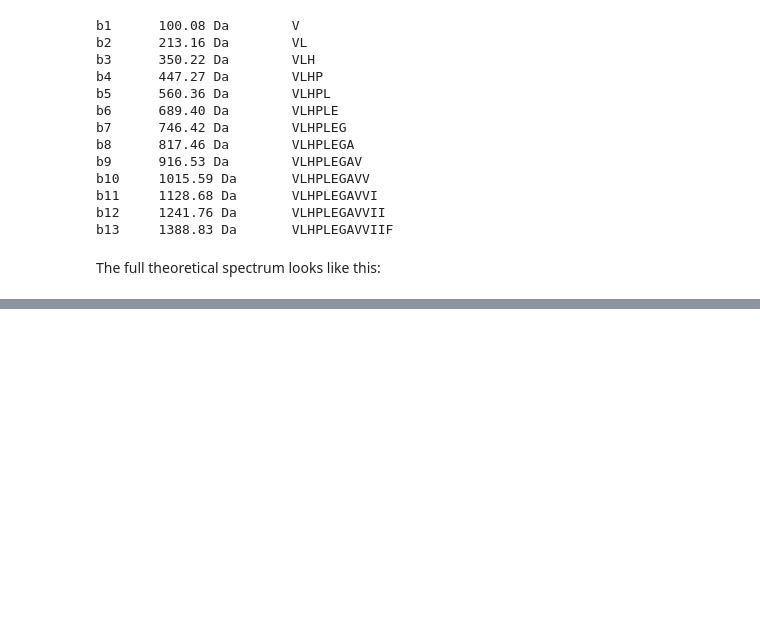
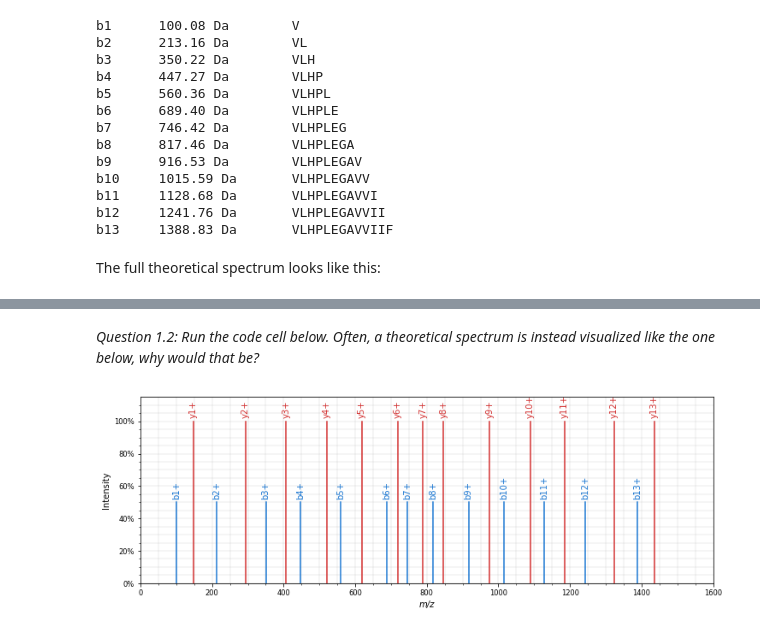
Before and after one commit to compomics/workshop-ml-proteomics, a Jupyter notebook: 1.1 MS²PIP spectrum prediction.ipynb, the cells around one changed output, grey strips where cells are left out. Drawn from its saved outputs; the diff is of its cells as text; code cells hidden in the pictures; blank space fills up the shorter version.

```diff
--- a/1.1 MS²PIP spectrum prediction.ipynb
+++ b/1.1 MS²PIP spectrum prediction.ipynb
@@ -85,0 +121,10 @@ mz, _, annotations = ms2pip.predict("VLHPLEGAVVIIFK", modifications="-", charge=
+# %% [markdown]
+_Question 1.2: Run the code cell below. Often, a theoretical spectrum is instead visualized like the one below, why would that be?_
+# %%
+theoretical_spectrum = get_theoretical_spectrum("VLHPLEGAVVIIFK", modifications="-", charge=2, b_ion_weight=0.5)
+
+plt.figure(figsize=(12,4))
+sup.spectrum(theoretical_spectrum)
+plt.show()
+# %% [output]
+[figure, added]
```
Also changed, not shown: parts of 32 cells of this notebook.
